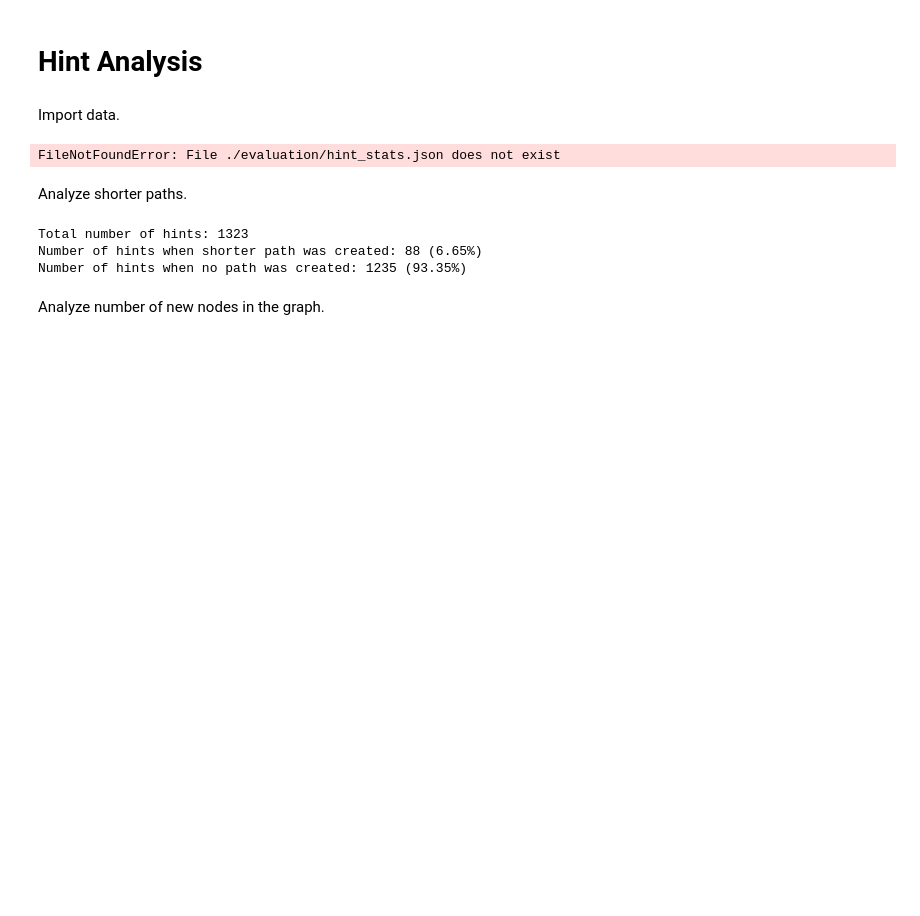
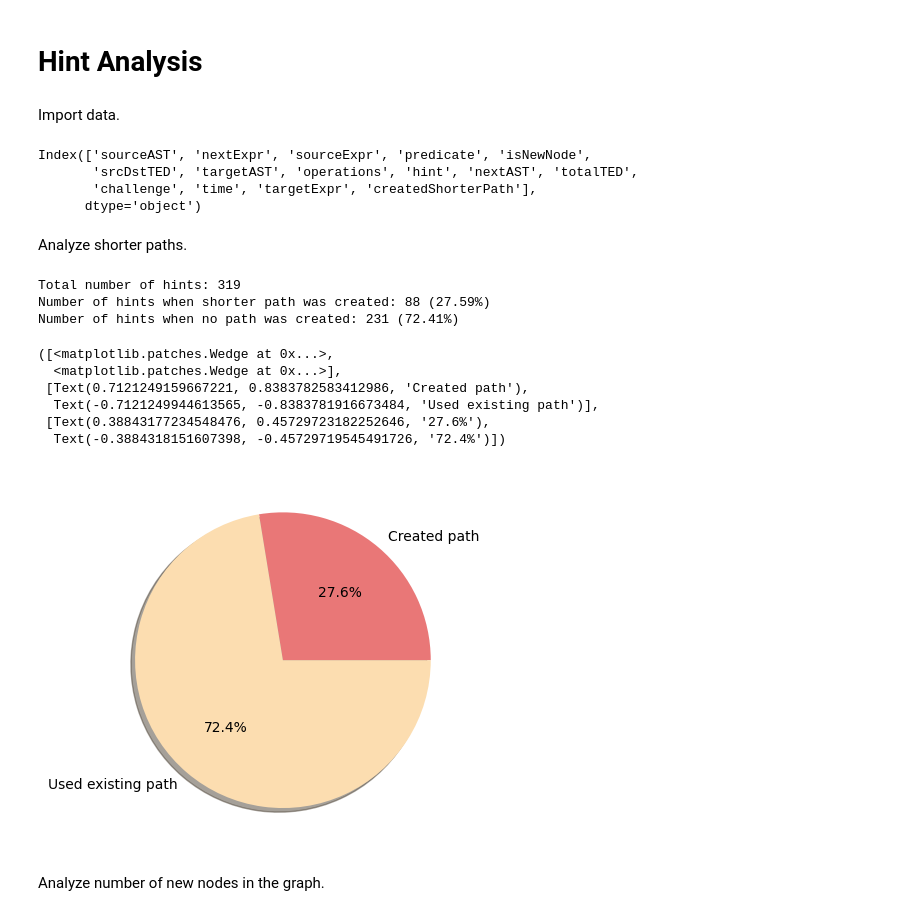
Before and after one commit to anaines14/HiGenA, a Jupyter notebook: data/data_analysis.ipynb, the cells around one changed output. Saved outputs shown, nothing was run; the diff lists cells and outputs as text; code cells hidden in the pictures; blank space fills up the shorter version.

```diff
--- a/data/data_analysis.ipynb
+++ b/data/data_analysis.ipynb
@@ -356,20 +330,40 @@ plt.show()
 Import data.
 # %%
 df = pd.read_json(PATH + "hint_stats.json", lines=True)
-total_hints = len(apted_df)
+df.drop(["mapping", "code"], axis=1, inplace=True)
+df.columns
 # %% [output]
-FileNotFoundError: File ./evaluation/hint_stats.json does not exist
+Index(['sourceAST', 'nextExpr', 'sourceExpr', 'predicate', 'isNewNode',
+       'srcDstTED', 'targetAST', 'operations', 'hint', 'nextAST', 'totalTED',
+       'challenge', 'time', 'targetExpr', 'createdShorterPath'],
+      dtype='object')
 # %% [markdown]
 Analyze shorter paths.
 # %%
-count = df["createdShorterPath"].value_counts()
-print("Total number of hints: " + str(total_hints))
+# Remove cases where created new node
+aux = df[df["isNewNode"] == False]
+count = aux["createdShorterPath"].value_counts()
+total_hints = len(aux)
+
+print("Total number of hints: " + str(len(aux)))
 print("Number of hints when shorter path was created: " + str(count[1]) + " (" + str(round(count[1] / total_hints * 100, 2)) + "%)")
 print("Number of hints when no path was created: " + str(count[0]) + " (" + str(round(count[0] / total_hints * 100, 2)) + "%)")
+
+data = [count[1], count[0]]
+labels = ["Created path", "Used existing path"]
+
+plt.pie(data, labels=labels, autopct='%1.1f%%', shadow=True, colors=["#E97777", "#FCDDB0"])
 # %% [output]
-Total number of hints: 1323
-Number of hints when shorter path was created: 88 (6.65%)
-Number of hints when no path was created: 1235 (93.35%)
+Total number of hints: 319
+Number of hints when shorter path was created: 88 (27.59%)
+Number of hints when no path was created: 231 (72.41%)
+([<matplotlib.patches.Wedge at 0x...>,
+  <matplotlib.patches.Wedge at 0x...>],
+ [Text(0.7121249159667221, 0.8383782583412986, 'Created path'),
+  Text(-0.7121249944613565, -0.8383781916673484, 'Used existing path')],
+ [Text(0.38843177234548476, 0.45729723182252646, '27.6%'),
+  Text(-0.3884318151607398, -0.45729719545491726, '72.4%')])
+[figure, added]
 # %% [markdown]
 Analyze number of new nodes in the graph.
 # %%
```
Also changed, not shown: parts of 24 cells of this notebook, 3 other files.
